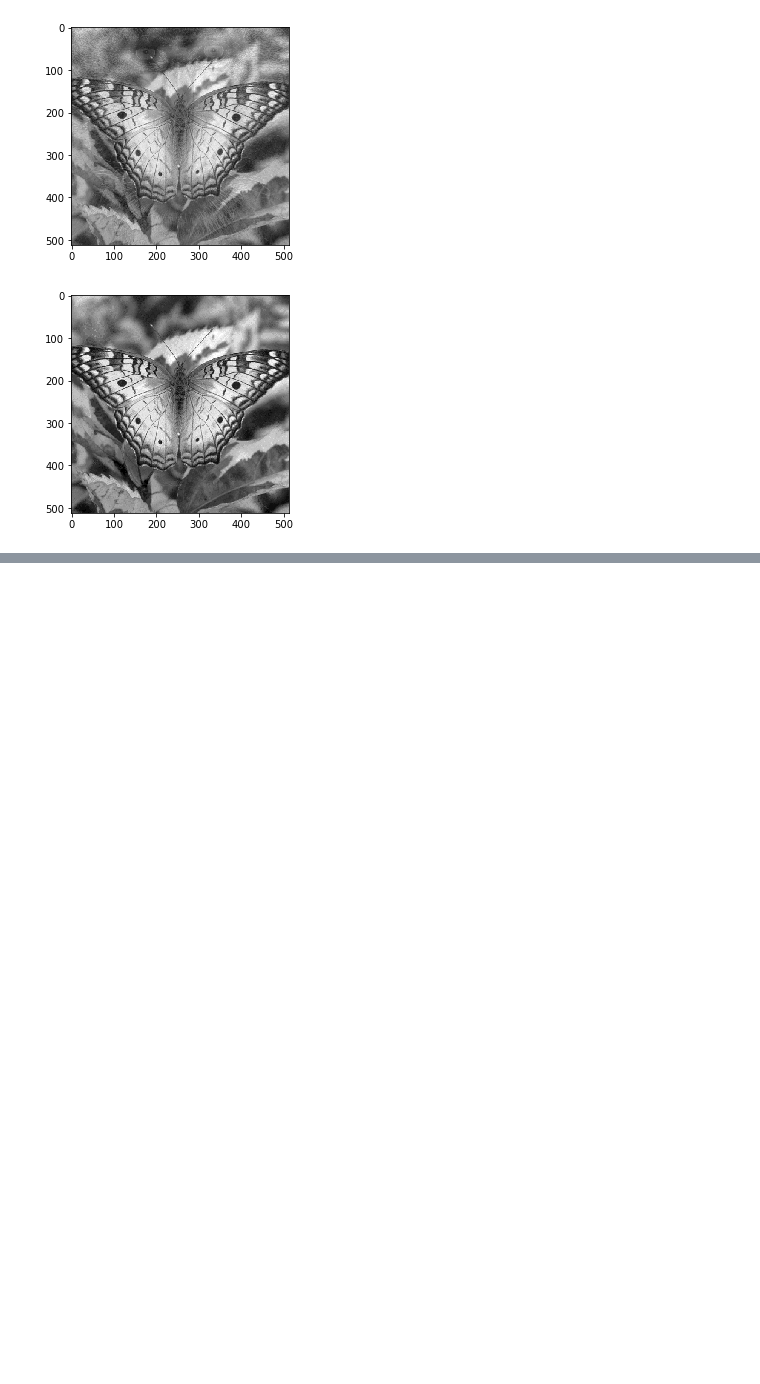
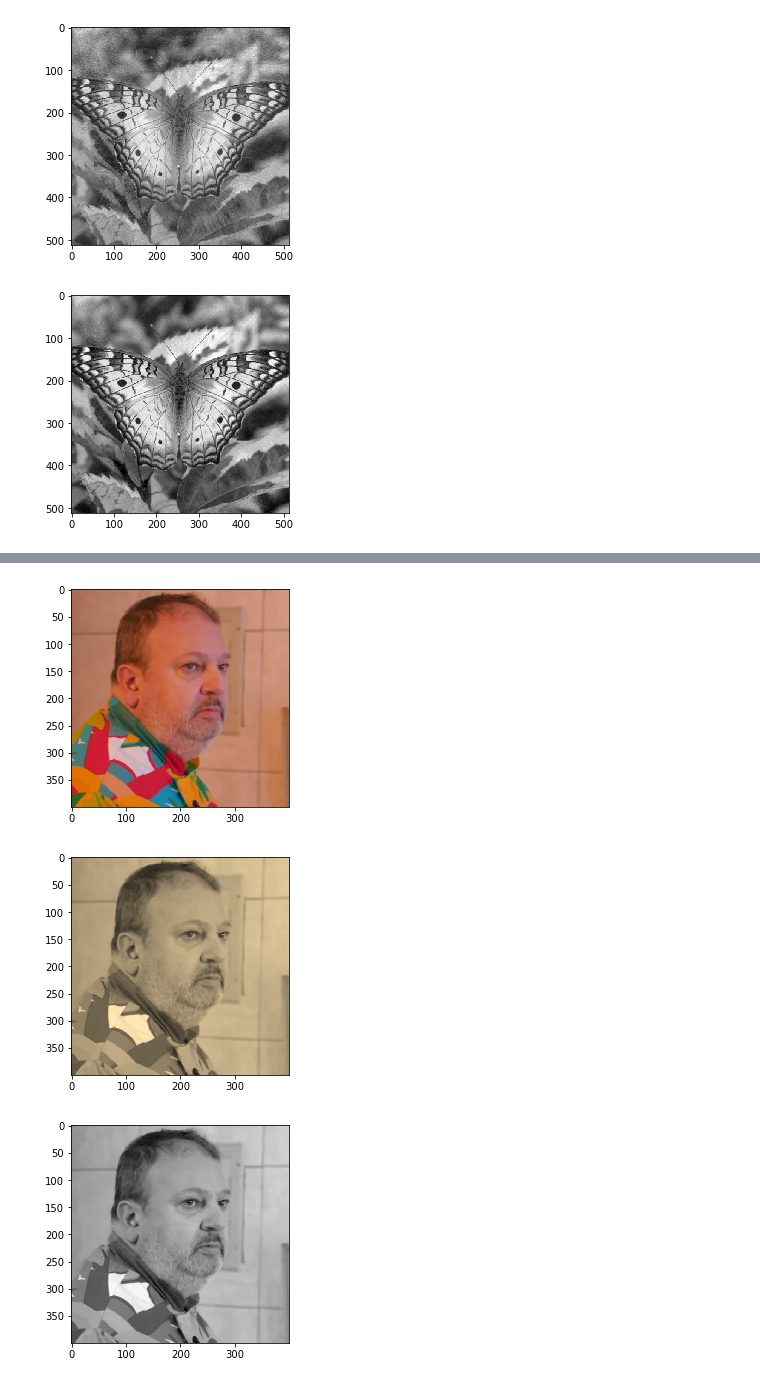
Before and after one commit to natanbcpc/t1-mc920, a Jupyter notebook: t1.ipynb, the cells around one changed output, grey strips where cells are left out. Cells and saved outputs as stored; diff of their text form; code cells hidden in the pictures; blank space fills up the shorter version.

```diff
--- a/t1.ipynb
+++ b/t1.ipynb
@@ -61,0 +102,26 @@ plt.show()
+# %%
+import matplotlib.pyplot as plt
+import numpy as np
+
+# clipping alpha values out to obtain rgb values only
+img = plt.imread('./images/jacquin.png')[:,:,:3]
+
+rgbtransformation = np.empty(img.shape)
+rgbtransformation[:,:,0] = 0.393*img[:,:,0] + 0.769*img[:,:,1] + 0.189*img[:,:,2]
+rgbtransformation[:,:,1] = 0.349*img[:,:,0] + 0.686*img[:,:,1] + 0.168*img[:,:,2]
+rgbtransformation[:,:,2] = 0.272*img[:,:,0] + 0.534*img[:,:,1] + 0.131*img[:,:,2]
+rgbtransformation = np.clip(rgbtransformation, 0, 1)
+
+grayscale = 0.2989*img[:,:,0] + 0.5870*img[:,:,1] + 0.1140*img[:,:,2]
+grayscale = np.clip(grayscale, 0, 1)
+
+plt.imshow(img)
+plt.show()
+plt.imshow(rgbtransformation)
+plt.show()
+plt.imshow(grayscale, cmap='gray')
+plt.show()
+# %% [output]
+[figure, added]
+[figure, added]
+[figure, added]
```
Also changed, not shown: parts of 1 cell of this notebook, 2 other files.
